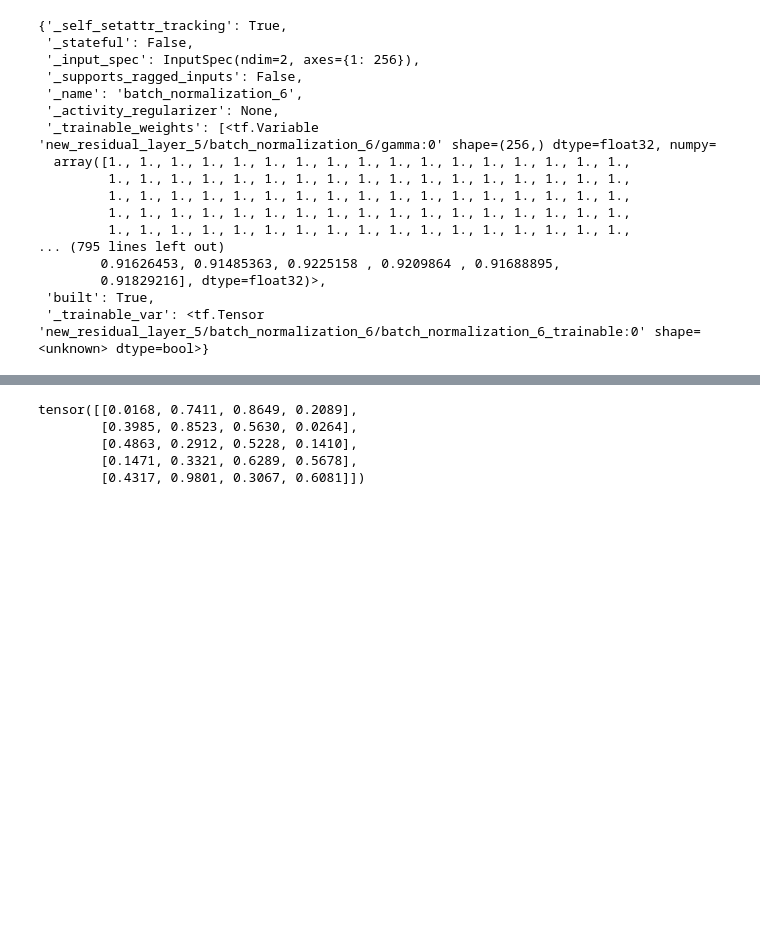
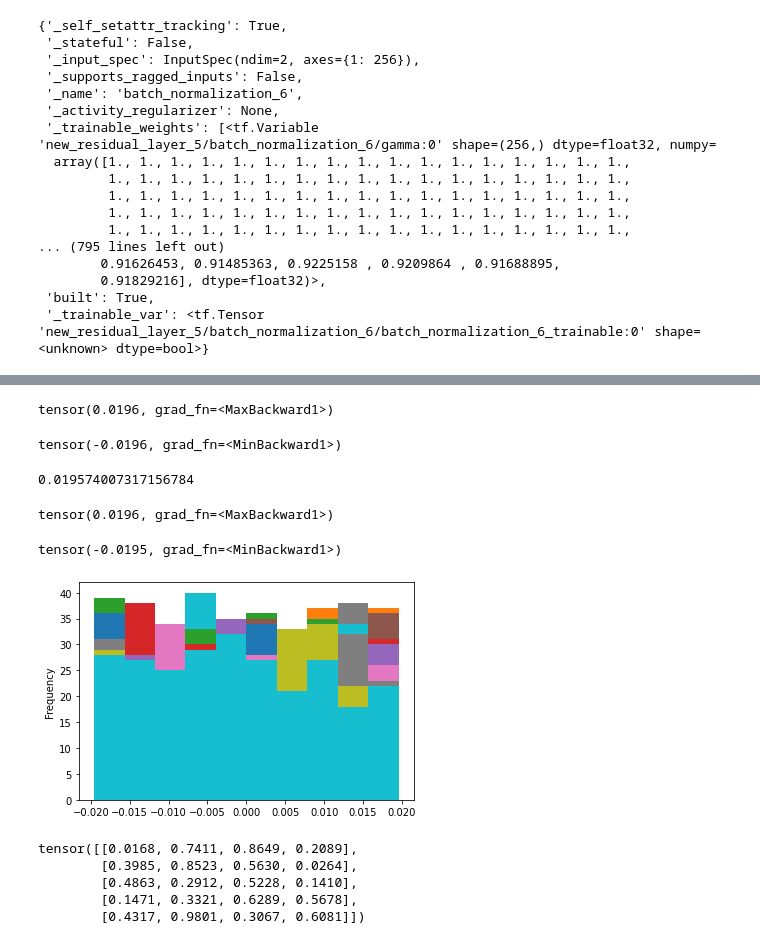
Before and after one commit to ljk423/ctgan-tf, a Jupyter notebook: Untitled.ipynb, the cells around one changed output, grey strips where cells are left out. Saved outputs shown, nothing was run; the diff lists cells and outputs as text; code cells hidden in the pictures; blank space fills up the shorter version.

```diff
--- a/Untitled.ipynb
+++ b/Untitled.ipynb
@@ -109,4 +109,46 @@ g_opt = tf.keras.optimizers.Adam(
     learning_rate=2e-4, beta_1=0.5, beta_2=0.9, epsilon=1e-08, decay=l2scale)
 c_opt = tf.keras.optimizers.Adam(
     learning_rate=2e-4, beta_1=0.5, beta_2=0.9, epsilon=1e-08)
+# %%
+class Discriminator(torch.nn.Module):
+
+    def calc_gradient_penalty(self, real_data, fake_data, device='cpu', pac=10, lambda_=10):
+
+        alpha = torch.rand(real_data.size(0) // pac, 1, 1, device=device)
+        alpha = alpha.repeat(1, pac, real_data.size(1))
+        alpha = alpha.view(-1, real_data.size(1))
+
+        interpolates = alpha * real_data + ((1 - alpha) * fake_data)
+
+        disc_interpolates = self(interpolates)
+
+        gradients = torch.autograd.grad(
+            outputs=disc_interpolates, inputs=interpolates,
+            grad_outputs=torch.ones(disc_interpolates.size(), device=device),
+            create_graph=True, retain_graph=True, only_inputs=True
+        )[0]
+
+        gradient_penalty = ((
+            gradients.view(-1, pac * real_data.size(1)).norm(2, dim=1) - 1
+        ) ** 2).mean() * lambda_
+
+        return gradient_penalty
+
+    def __init__(self, input_dim, dis_dims, pack=10):
+        super(Discriminator, self).__init__()
+        dim = input_dim * pack
+        self.pack = pack
+        self.packdim = dim
+        seq = []
+        for item in list(dis_dims):
+            seq += [torch.nn.Linear(dim, item), torch.nn.LeakyReLU(0.2)]
+            #seq += [Linear(dim, item), LeakyReLU(0.2), Dropout(0.5)]
+            dim = item
+
+        seq += [torch.nn.Linear(dim, 1)]
+        self.seq = torch.nn.Sequential(*seq)
+
+    def forward(self, input):
+        assert input.size()[0] % self.pack == 0
+        return self.seq(input.view(-1, self.packdim))
 # %%
@@ -953,3 +1216,28 @@ generator.layers[1]._layers[1].__dict__
+# %%
+torch.max(t_critic.seq[0].weight)
+# %% [output]
+tensor(0.0196, grad_fn=<MaxBackward1>)
+# %%
+torch.min(t_critic.seq[0].weight)
+# %% [output]
+tensor(-0.0196, grad_fn=<MinBackward1>)
+# %%
+math.sqrt(1/2610)
+# %% [output]
+0.019574007317156784
+# %%
+torch.max(t_critic.seq[0].bias)
+# %% [output]
+tensor(0.0196, grad_fn=<MaxBackward1>)
+# %%
+torch.min(t_critic.seq[0].bias)
+# %% [output]
+tensor(-0.0195, grad_fn=<MinBackward1>)
+# %%
+pd.DataFrame(t_critic.seq[0].weight.detach().numpy()[:,:50]).plot(kind='hist', legend=None)
+plt.show()
+# %% [output]
+[figure, added]
 # %%
 xt = torch.rand(5,4)
 xt
```
Also changed, not shown: parts of 50 cells of this notebook, 26 other files.
